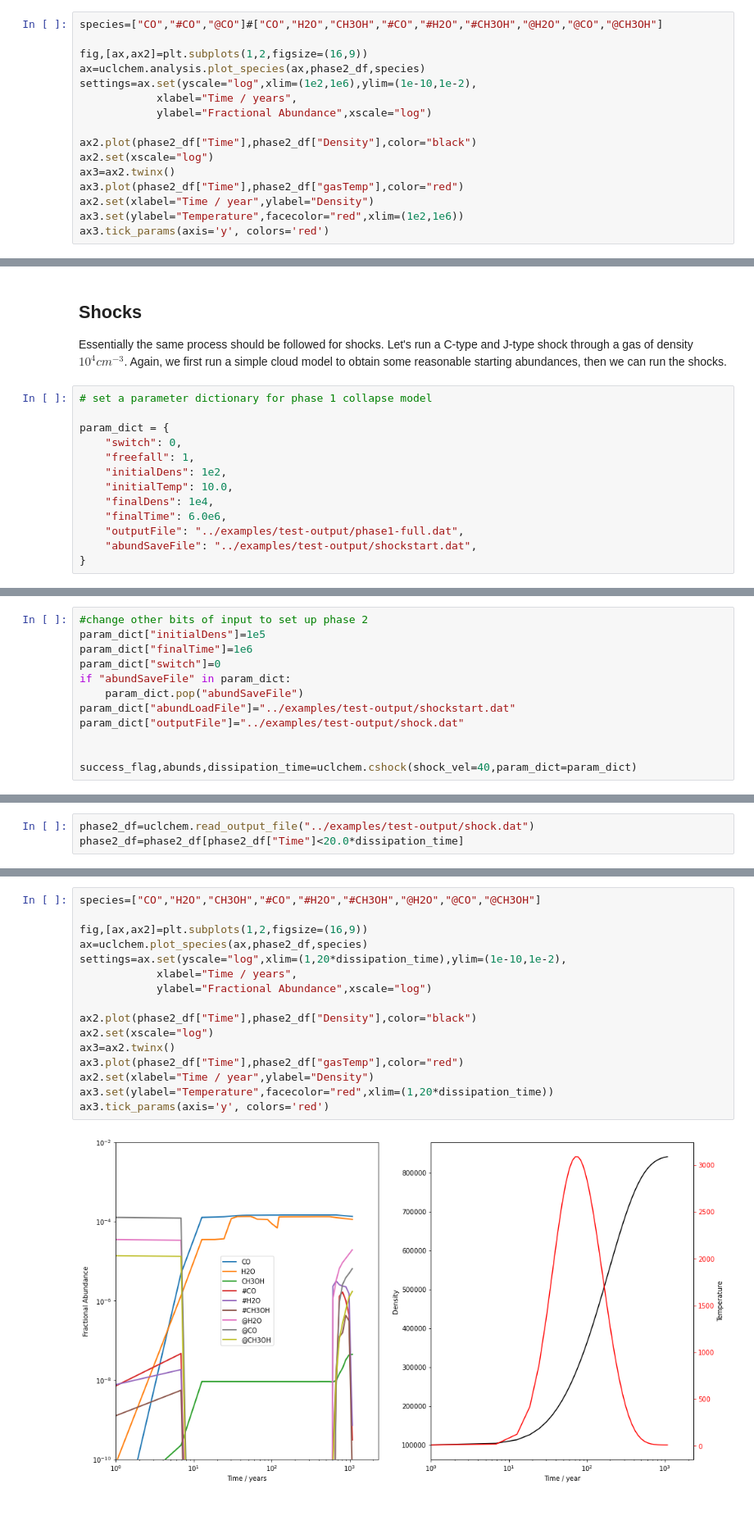
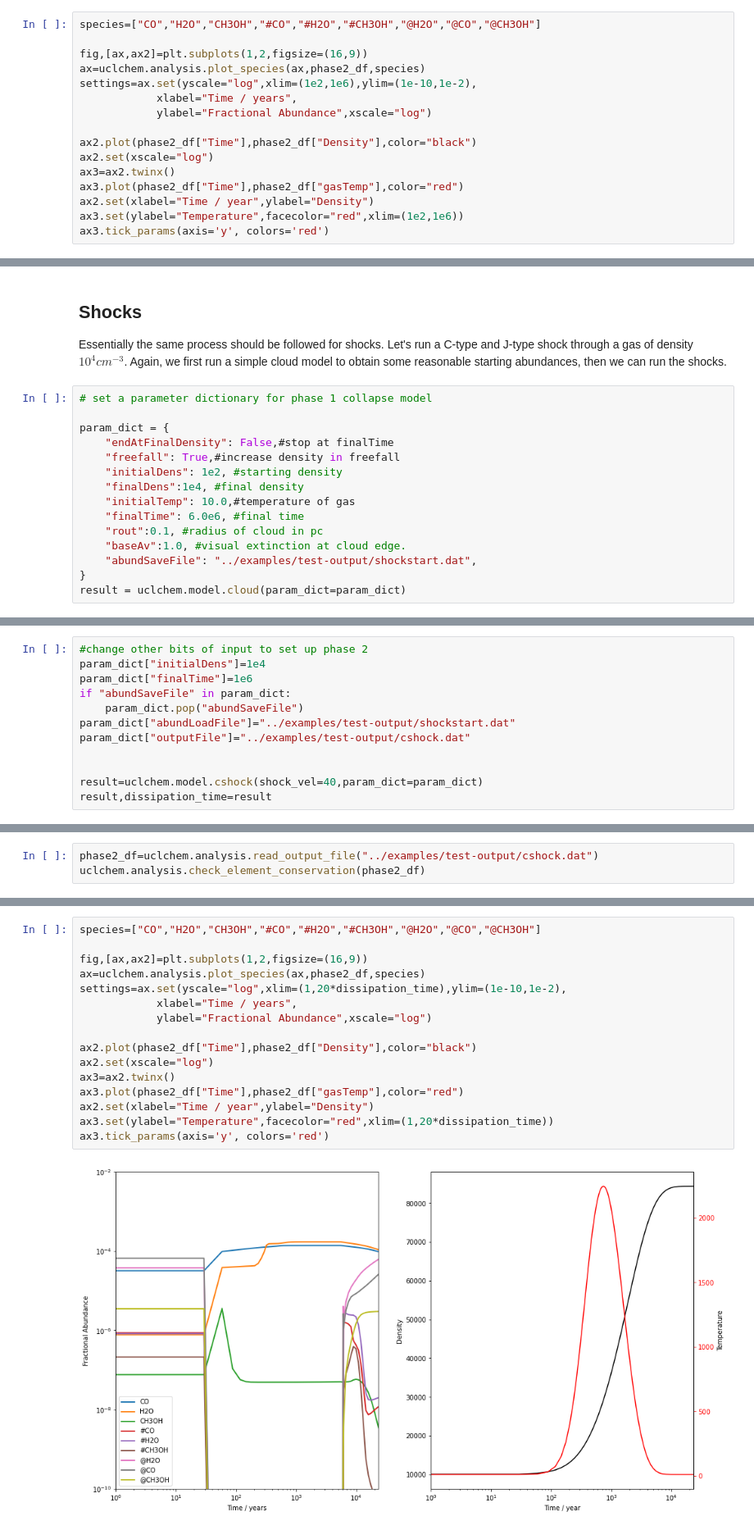
Before and after one commit to uclchem/UCLCHEM, a Jupyter notebook: Tutorials/modelling_objects.ipynb, the cells around one changed output, grey strips where cells are left out. Shown at 82% size. Cells and saved outputs as stored; diff of their text form.

```diff
--- a/Tutorials/modelling_objects.ipynb
+++ b/Tutorials/modelling_objects.ipynb
@@ -64,5 +66,5 @@ phase2_df.tail()
 # %%
-species=["CO","#CO","@CO"]#["CO","H2O","CH3OH","#CO","#H2O","#CH3OH","@H2O","@CO","@CH3OH"]
+species=["CO","H2O","CH3OH","#CO","#H2O","#CH3OH","@H2O","@CO","@CH3OH"]
 
 fig,[ax,ax2]=plt.subplots(1,2,figsize=(16,9))
 ax=uclchem.analysis.plot_species(ax,phase2_df,species)
@@ -87,12 +91,14 @@ Essentially the same process should be followed for shocks. Let's run a C-type a
 # set a parameter dictionary for phase 1 collapse model
 
 param_dict = {
-    "switch": 0,
-    "freefall": 1,
-    "initialDens": 1e2,
-    "initialTemp": 10.0,
-    "finalDens": 1e4,
-    "finalTime": 6.0e6,
-    "outputFile": "../examples/test-output/phase1-full.dat",
+    "endAtFinalDensity": False,#stop at finalTime
+    "freefall": True,#increase density in freefall
+    "initialDens": 1e2, #starting density
+    "finalDens":1e4, #final density
+    "initialTemp": 10.0,#temperature of gas
+    "finalTime": 6.0e6, #final time
+    "rout":0.1, #radius of cloud in pc
+    "baseAv":1.0, #visual extinction at cloud edge.
     "abundSaveFile": "../examples/test-output/shockstart.dat",
 }
+result = uclchem.model.cloud(param_dict=param_dict)
@@ -99,12 +109,12 @@ param_dict = {
 # %%
 #change other bits of input to set up phase 2
-param_dict["initialDens"]=1e5
+param_dict["initialDens"]=1e4
 param_dict["finalTime"]=1e6
-param_dict["switch"]=0
 if "abundSaveFile" in param_dict:
     param_dict.pop("abundSaveFile")
 param_dict["abundLoadFile"]="../examples/test-output/shockstart.dat"
-param_dict["outputFile"]="../examples/test-output/shock.dat"
+param_dict["outputFile"]="../examples/test-output/cshock.dat"
 
 
-success_flag,abunds,dissipation_time=uclchem.cshock(shock_vel=40,param_dict=param_dict)
+result=uclchem.model.cshock(shock_vel=40,param_dict=param_dict)
+result,dissipation_time=result
@@ -111,3 +131,3 @@ success_flag,abunds,dissipation_time=uclchem.cshock(shock_vel=40,param_dict=para
 # %%
-phase2_df=uclchem.read_output_file("../examples/test-output/shock.dat")
-phase2_df=phase2_df[phase2_df["Time"]<20.0*dissipation_time]
+phase2_df=uclchem.analysis.read_output_file("../examples/test-output/cshock.dat")
+uclchem.analysis.check_element_conservation(phase2_df)
@@ -114,18 +136,18 @@ phase2_df=phase2_df[phase2_df["Time"]<20.0*dissipation_time]
 # %%
 species=["CO","H2O","CH3OH","#CO","#H2O","#CH3OH","@H2O","@CO","@CH3OH"]
 
 fig,[ax,ax2]=plt.subplots(1,2,figsize=(16,9))
-ax=uclchem.plot_species(ax,phase2_df,species)
+ax=uclchem.analysis.plot_species(ax,phase2_df,species)
 settings=ax.set(yscale="log",xlim=(1,20*dissipation_time),ylim=(1e-10,1e-2),
             xlabel="Time / years",
             ylabel="Fractional Abundance",xscale="log")
 
 ax2.plot(phase2_df["Time"],phase2_df["Density"],color="black")
 ax2.set(xscale="log")
 ax3=ax2.twinx()
 ax3.plot(phase2_df["Time"],phase2_df["gasTemp"],color="red")
 ax2.set(xlabel="Time / year",ylabel="Density")
 ax3.set(ylabel="Temperature",facecolor="red",xlim=(1,20*dissipation_time))
 ax3.tick_params(axis='y', colors='red')
 # %% [output]
-[figure, old version]
+[figure, new version]
```
Also changed, not shown: parts of 19 cells of this notebook, 30 other files.
